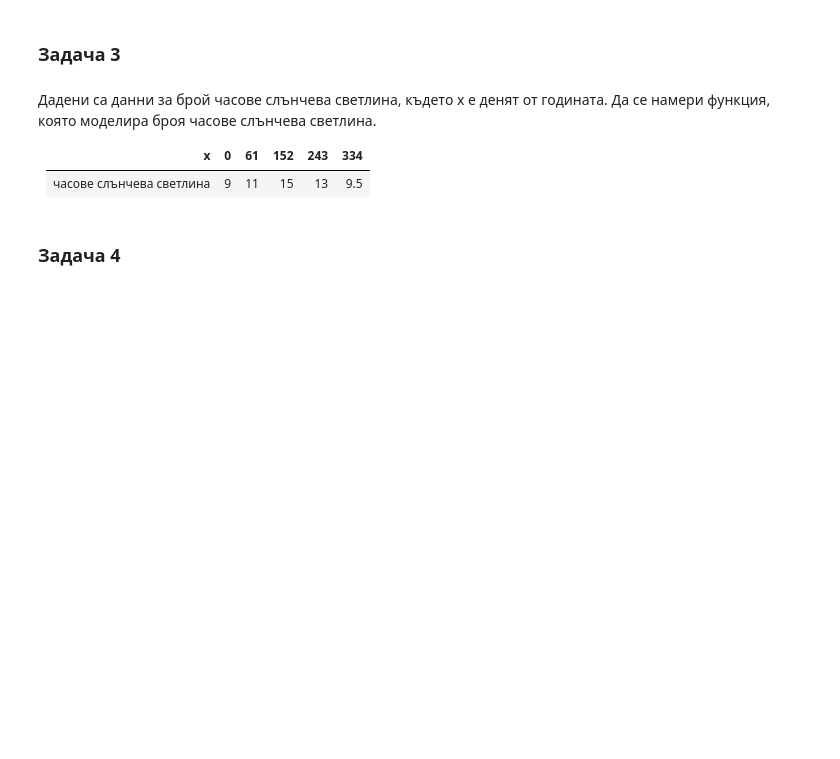
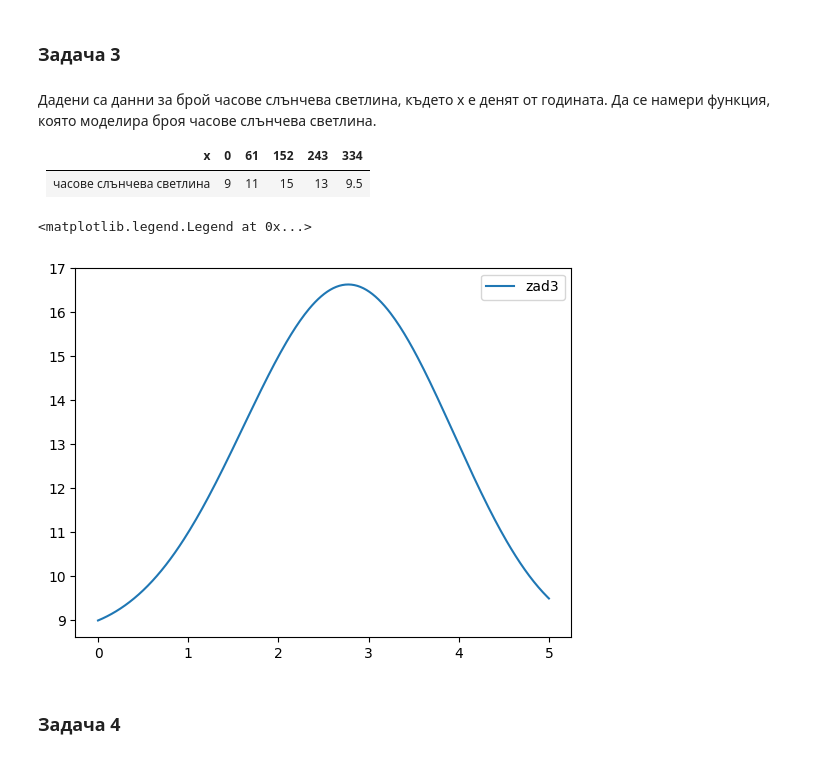
Before and after one commit to tmkayy/FMI, a Jupyter notebook: Numerical Analysis/exercises/NM_ex07_problems.ipynb, the cells around one changed output. Drawn from its saved outputs; the diff is of its cells as text; code cells hidden in the pictures; blank space fills up the shorter version.

```diff
--- a/Numerical Analysis/exercises/NM_ex07_problems.ipynb
+++ b/Numerical Analysis/exercises/NM_ex07_problems.ipynb
@@ -86,6 +86,39 @@ plt.show()
 |  x|  0 | 61 | 152 | 243 | 334 |
 | --- | --- | --- | --- | --- |---|
 | часове слънчева светлина|  9 |11| 15 | 13 | 9.5 |
+# %%
+def trig_basis_functions(x):
+    return np.array([1, np.cos(x), np.sin(x), np.cos(2*x), np.sin(2*x)])
+
+def transform(arr):
+    for i in range(len(arr)):
+        arr[i] = ((2*np.pi)/365)*arr[i]
+
+def create_poly(x, coeff):
+    sum = 0
+    n = len(coeff)
+    func = trig_basis_functions(x)
+    for i in range (n):
+        sum+=coeff[i]*func[i]
+    return sum
+
+x_values = np.array([0, 61, 152, 243, 334])
+y_values = np.array([9, 11, 15, 13, 9.5])
+transform(x_values)
+n = len(x_values)
+
+A = np.zeros([n,n])
+for i in range(n):
+    A[i] = trig_basis_functions(x_values[i])
+
+coeff = np.linalg.solve(A, y_values)
+x_axis = np.linspace(x_values.min(), x_values.max(), 300)
+y_axis = np.array([create_poly(x, coeff) for x in x_axis])
+plt.plot(x_axis, y_axis, label = "zad3")
+plt.legend()
+# %% [output]
+<matplotlib.legend.Legend at 0x...>
+[figure, added]
 # %% [markdown]
 ### Задача 4
 # %% [markdown]
```
Also changed, not shown: parts of 3 cells of this notebook, 1 other file.
